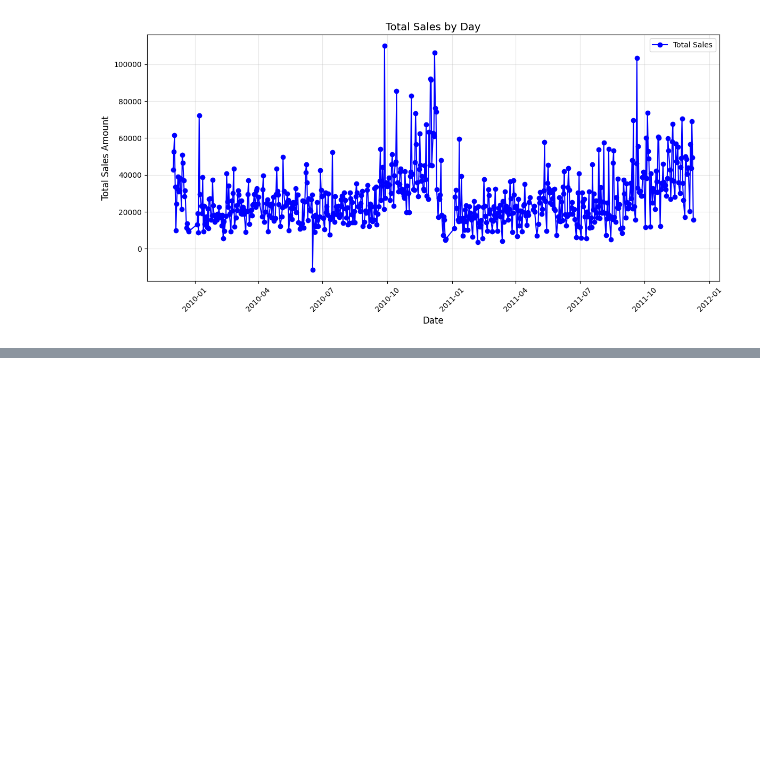
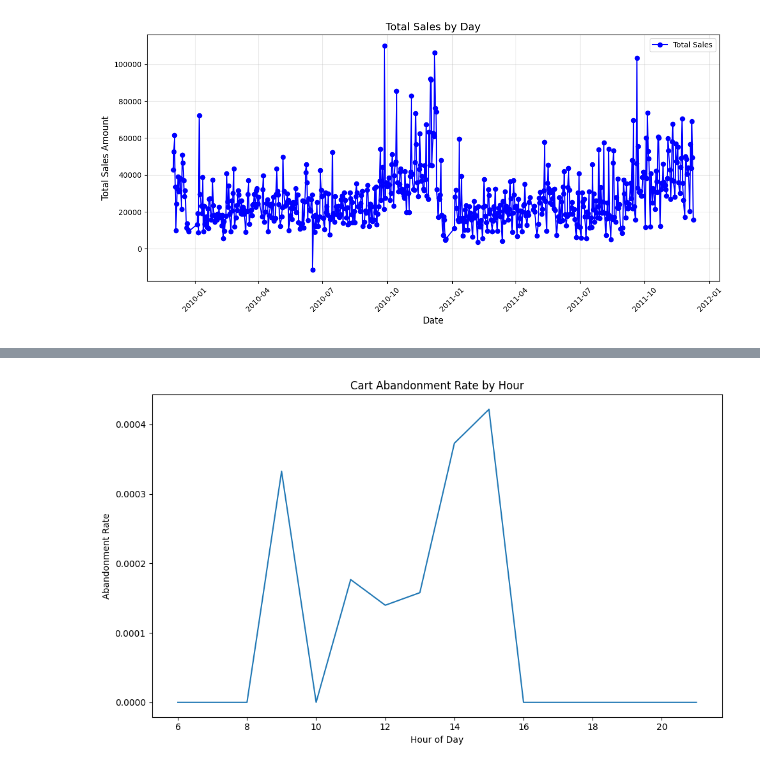
Before and after one commit to eth-alexander/CAP4770-Project, a Jupyter notebook: project.ipynb, the cells around one changed output, grey strips where cells are left out. Cells and saved outputs as stored; diff of their text form; code cells hidden in the pictures; blank space fills up the shorter version.

```diff
--- a/project.ipynb
+++ b/project.ipynb
@@ -394,0 +502,43 @@ plt.show()
+# %%
+# cart abandonment prediction
+
+# define features and target
+X_abandonment = customer_sessions[[
+    'Items_In_Cart', 'Cart_Value', 'Session_Duration',
+    'Hour', 'Day_Numeric', 'Is_Return_Customer'
+]]
+y_abandonment = customer_sessions['Cart_Abandonment']
+
+X_abandonment_scaled = scaler.fit_transform(X_abandonment)
+
+X_train, X_test, y_train, y_test = train_test_split(X_abandonment_scaled, y_abandonment, test_size=0.2, random_state=42)
+
+# train model
+cart_abandonment_model = RandomForestClassifier(n_estimators=100, random_state=42)
+cart_abandonment_model.fit(X_train, y_train)
+
+# cart abandonment behavior analysis
+cart_analysis = customer_sessions[customer_sessions['Cart_Abandonment'] == 1].copy()
+
+# segment cart values
+if cart_analysis['Cart_Value'].nunique() > 1:
+    cart_analysis['Cart_Value_Segment'] = pd.qcut(
+        cart_analysis['Cart_Value'],
+        q=4,
+        labels=['Low Value', 'Medium-Low Value', 'Medium-High Value', 'High Value'],
+        duplicates='drop'
+    )
+else:
+    cart_analysis['Cart_Value_Segment'] = 'Single Value'
+
+# plot abandonment rate
+plt.figure(figsize=(10, 6))
+abandonment_rate = customer_sessions.groupby('Hour')['Cart_Abandonment'].mean()
+sns.lineplot(x=abandonment_rate.index, y=abandonment_rate.values)
+plt.title('Cart Abandonment Rate by Hour')
+plt.xlabel('Hour of Day')
+plt.ylabel('Abandonment Rate')
+plt.tight_layout()
+plt.show()
+# %% [output]
+[figure, added]
```
Also changed, not shown: parts of 14 cells of this notebook, 3 other files.
